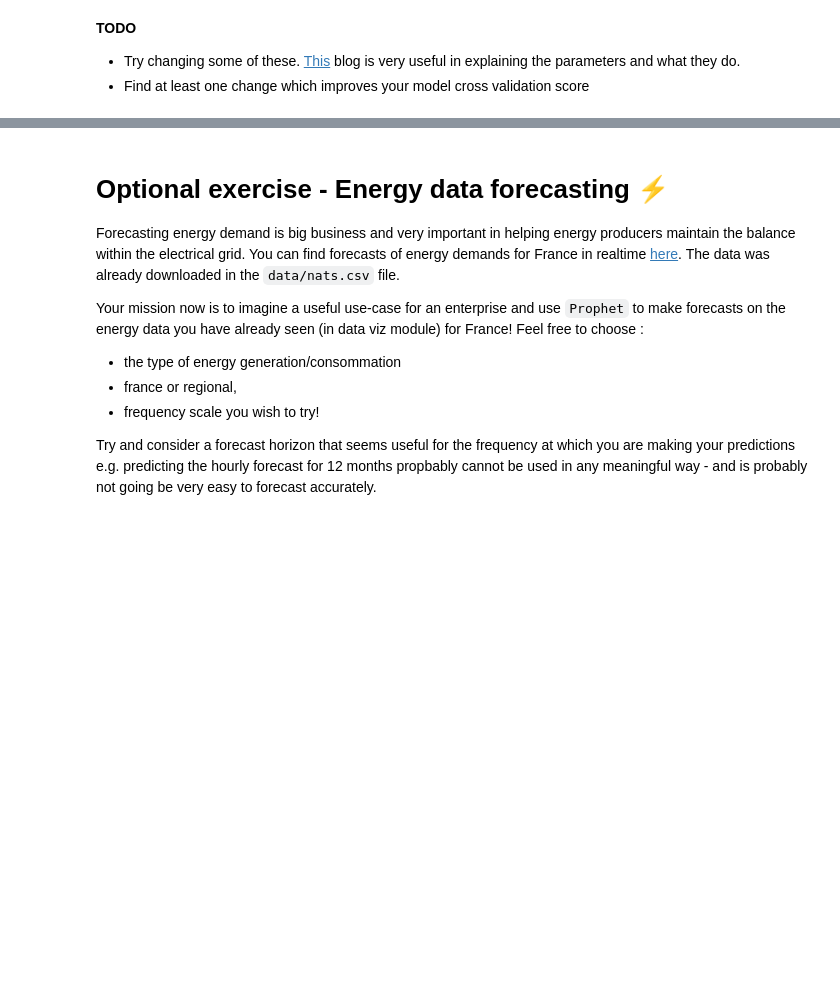
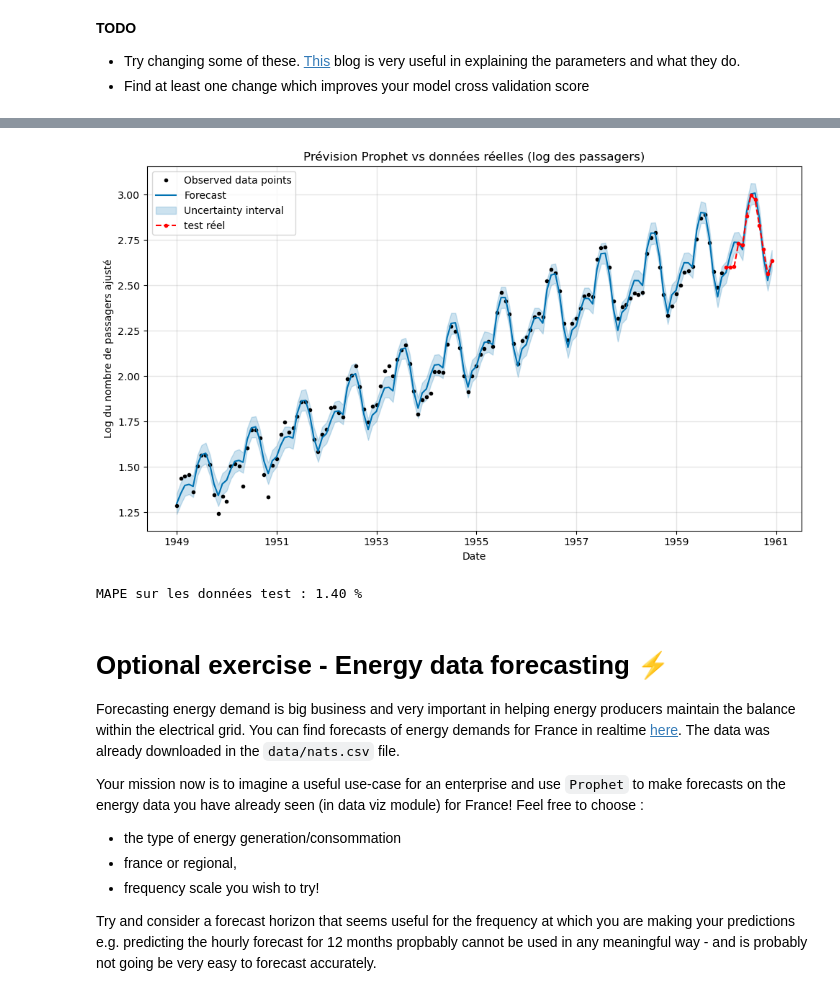
Before and after one commit to EstellePleinet/ML6, a Jupyter notebook: NB3_Time_Series_Forecasts (1).ipynb, the cells around one changed output, grey strips where cells are left out. Cells and saved outputs as stored; diff of their text form; code cells hidden in the pictures; blank space fills up the shorter version.

```diff
--- a/NB3_Time_Series_Forecasts (1).ipynb
+++ b/NB3_Time_Series_Forecasts (1).ipynb
@@ -201,0 +506,61 @@ The model plot we saw earlier did not fit very well to the train data. We can ch
+# %%
+import pandas as pd
+import numpy as np
+import matplotlib.pyplot as plt
+from prophet import Prophet
+from pmdarima.datasets import load_airpassengers
+
+# 1. Charger et préparer les données
+START_DATE = '1949-01-01'
+airline = load_airpassengers(as_series=True)
+airline.index = pd.date_range(START_DATE, periods=len(airline), freq='MS')
+airline_adj = airline / airline.index.days_in_month
+
+# 2. Séparer en train/test + log
+train = airline_adj[airline_adj.index < '1960-01-01']
+test = airline_adj[airline_adj.index >= '1960-01-01']
+train_log = np.log(train)
+test_log = np.log(test)
+
+# 3. Reformatage pour Prophet
+train_df = pd.DataFrame(train_log).reset_index().rename(columns={0: 'y', 'index': 'ds'})
+
+# 4. Entraînement avec les meilleurs hyperparamètres
+model = Prophet(
+    changepoint_prior_scale=0.010,
+    seasonality_prior_scale=10.0,
+    seasonality_mode='multiplicative',
+    n_changepoints=70,
+    yearly_seasonality='auto'
+)
+model.fit(train_df)
+
+# 5. Prédiction sur 12 mois supplémentaires
+future = model.make_future_dataframe(periods=12, freq='MS', include_history=True)
+forecast = model.predict(future)
+
+# 6. Tracer
+fig = model.plot(forecast)
+plt.title("Prévision Prophet vs données réelles (log des passagers)")
+plt.xlabel("Date")
+plt.ylabel("Log du nombre de passagers ajusté")
+
+# Ajouter les vraies valeurs de test
+plt.plot(test_log.index, test_log.values, 'r.--', label='test réel')
+plt.legend()
+plt.grid(True)
+plt.tight_layout()
+plt.show()
+
+# 1. Récupérer les prédictions sur la période test
+y_pred = forecast.set_index('ds').loc[test_log.index]['yhat']
+y_true = test_log
+
+# 2. Calcul MAPE
+def mean_absolute_percentage_error(y_true, y_pred):
+    return np.mean(np.abs((y_true - y_pred) / y_true)) * 100
+
+mape = mean_absolute_percentage_error(y_true, y_pred)
+# MAPE sur 12 mois et non en cross validation d'ou la valeur différente
+print(f"MAPE sur les données test : {mape:.2f} %")
+# %% [output]
@@ -202,3 +569,5 @@ The model plot we saw earlier did not fit very well to the train data. We can ch
+[figure, added]
+MAPE sur les données test : 1.40 %
 # %% [markdown]
 # Optional exercise - Energy data forecasting ⚡
 
```
Also changed, not shown: parts of 17 cells of this notebook.
